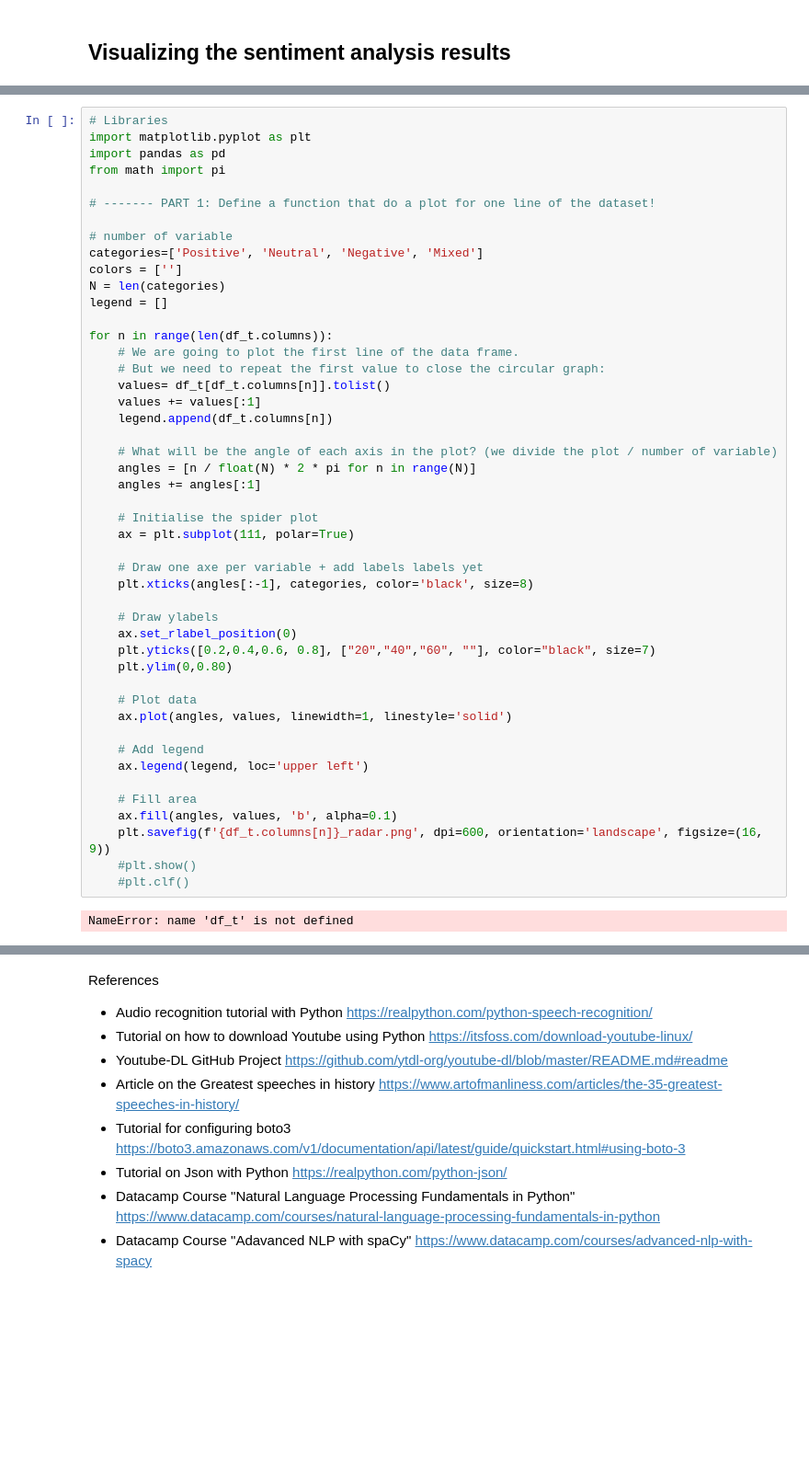
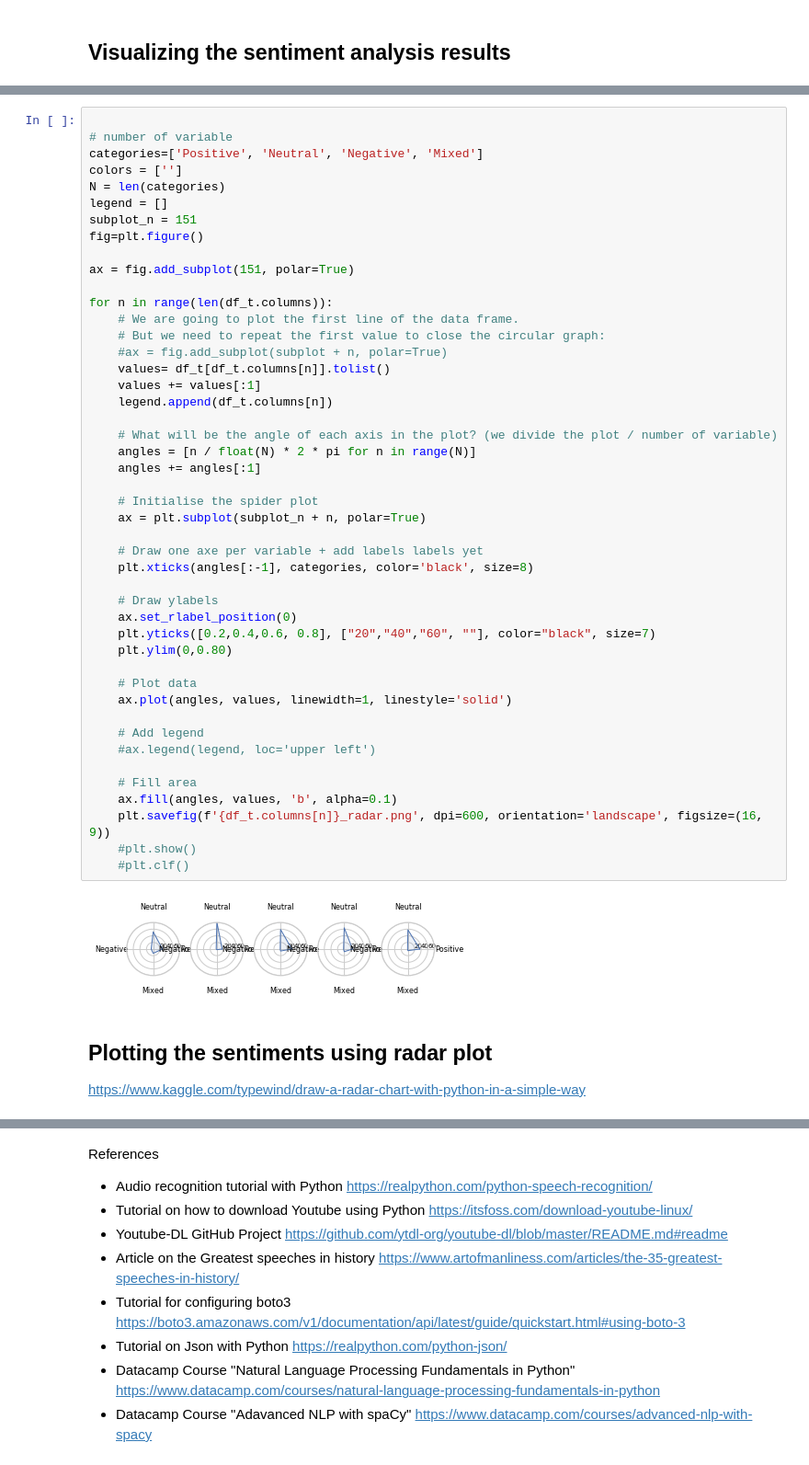
Before and after one commit to GabrielSGoncalves/nlp_aws, a Jupyter notebook: NLP_with_AWS_services.ipynb, the cells around one changed output, grey strips where cells are left out. Shown at 92% size. Drawn from its saved outputs; the diff is of its cells as text; blank space fills up the shorter version.

```diff
--- a/NLP_with_AWS_services.ipynb
+++ b/NLP_with_AWS_services.ipynb
@@ -586,49 +658,51 @@ df_t
 # %%
-# Libraries
-import matplotlib.pyplot as plt
-import pandas as pd
-from math import pi
-
-# ------- PART 1: Define a function that do a plot for one line of the dataset!
 
 # number of variable
 categories=['Positive', 'Neutral', 'Negative', 'Mixed']
 colors = ['']
 N = len(categories)
 legend = []
+subplot_n = 151
+fig=plt.figure()
+
+ax = fig.add_subplot(151, polar=True)
 
 for n in range(len(df_t.columns)):
     # We are going to plot the first line of the data frame.
     # But we need to repeat the first value to close the circular graph:
+    #ax = fig.add_subplot(subplot + n, polar=True)
     values= df_t[df_t.columns[n]].tolist()
     values += values[:1]
     legend.append(df_t.columns[n])
 
     # What will be the angle of each axis in the plot? (we divide the plot / number of variable)
     angles = [n / float(N) * 2 * pi for n in range(N)]
     angles += angles[:1]
 
     # Initialise the spider plot
-    ax = plt.subplot(111, polar=True)
+    ax = plt.subplot(subplot_n + n, polar=True)
 
     # Draw one axe per variable + add labels labels yet
     plt.xticks(angles[:-1], categories, color='black', size=8)
 
     # Draw ylabels
     ax.set_rlabel_position(0)
     plt.yticks([0.2,0.4,0.6, 0.8], ["20","40","60", ""], color="black", size=7)
     plt.ylim(0,0.80)
 
     # Plot data
     ax.plot(angles, values, linewidth=1, linestyle='solid')
 
     # Add legend
-    ax.legend(legend, loc='upper left')
+    #ax.legend(legend, loc='upper left')
 
     # Fill area
     ax.fill(angles, values, 'b', alpha=0.1)
     plt.savefig(f'{df_t.columns[n]}_radar.png', dpi=600, orientation='landscape', figsize=(16, 9))
     #plt.show()
     #plt.clf()
 # %% [output]
-NameError: name 'df_t' is not defined
+[figure, added]
+# %% [markdown]
+## Plotting the sentiments using radar plot
+https://www.kaggle.com/typewind/draw-a-radar-chart-with-python-in-a-simple-way
```
Also changed, not shown: parts of 45 cells of this notebook.
